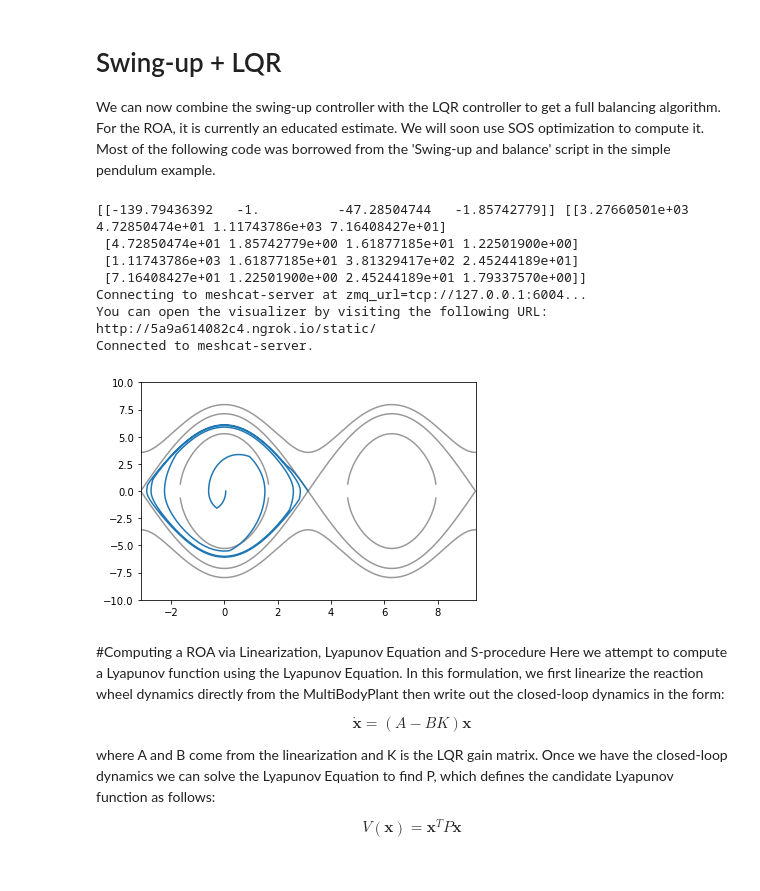
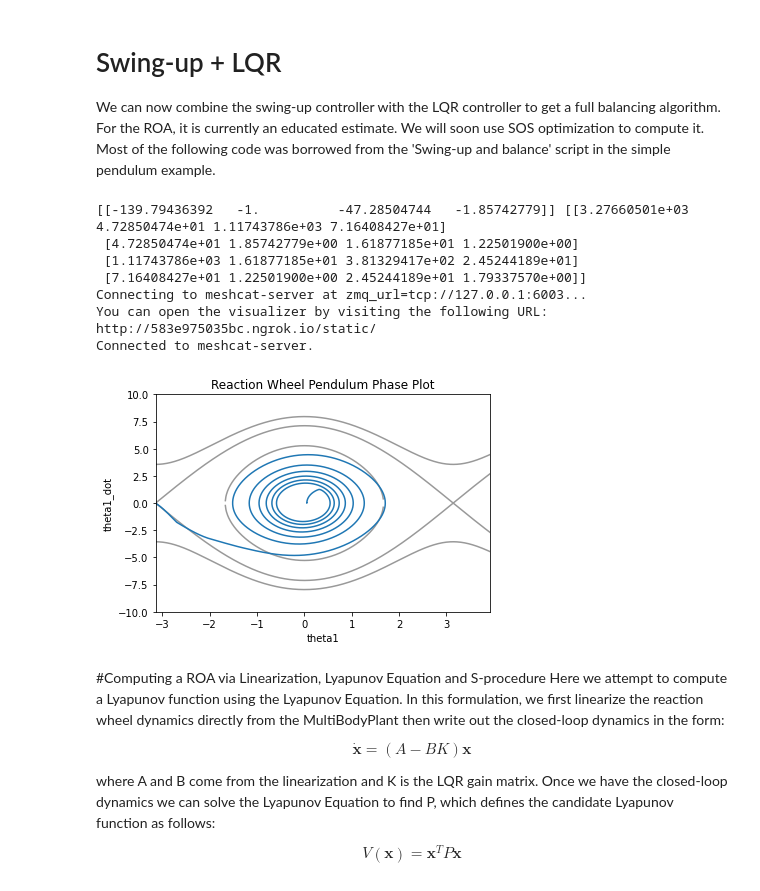
Before and after one commit to juansala/underactuated_project, a Jupyter notebook: Reaction_Wheel_Pendulum.ipynb, the cells around one changed output. Drawn from its saved outputs; the diff is of its cells as text; code cells hidden in the pictures.

```diff
--- a/Reaction_Wheel_Pendulum.ipynb
+++ b/Reaction_Wheel_Pendulum.ipynb
@@ -310,20 +317,23 @@ class EnergyShapingController(VectorSystem):
       kv = 1.0
 
       u = I_r*ke*(total_energy - self.desired_energy)*theta1_dot - kv*theta2_dot # Spong's Controller
-      # u = (k*(total_energy - self.desired_energy)*theta2_dot + (m_L*l_L + m_r*l_r)*g*(theta1))/(I_r - I_total)# final swing-up controller derivation!
+      # u = -k*(total_energy - self.desired_energy)*theta2_dot + (m_L*l_L + m_r*l_r)*g*np.sin(theta1)/(I_r - I_total)# final swing-up controller derivation!
       # u = (-0.0001*(total_energy - self.desired_energy)*theta1_dot**2 - I_total*theta1_dot)/I_total - 0.01*theta2_dot
       output[:] = u
       # if np.sign(u) == np.sign(theta2_dot):
-      #   output[:] = u - 0.5*np.sign(theta2_dot)*min(np.abs(u),1.75*abs(theta2_dot))
+      #   output[:] = u - 0.9*np.sign(theta2_dot)*min(np.abs(u),1.75*abs(theta2_dot))
       # print(I_r - I_total)
 
 
 def PhasePlot(pendulum):
     phase_plot = plt.figure()
     ax = phase_plot.gca()
-    theta_lim = [-np.pi, 3. * np.pi]
+    theta_lim = [-np.pi, np.pi]
     ax.set_xlim(theta_lim)
     ax.set_ylim(-10., 10.)
+    ax.set_xlabel("theta1")
+    ax.set_ylabel("theta1_dot")
+    ax.set_title("Reaction Wheel Pendulum Phase Plot")
 
     theta = np.linspace(theta_lim[0], theta_lim[1], 601)  # 4*k + 1
     thetadot = np.zeros(theta.shape)
@@ -391,10 +401,10 @@ simulator.set_target_realtime_rate(1.0)
 context = simulator.get_mutable_context()
 
 # Simulate
-duration = 60 if running_as_notebook else 0.1 # sets a shorter duration during testing
+duration = 30 if running_as_notebook else 0.1 # sets a shorter duration during testing
 for i in range(1):
     context.SetTime(0.)
-    context.SetContinuousState((0.05, 0, 0, 0))
+    context.SetContinuousState((0.0, 0, 0, 0))
     simulator.Initialize()
     logger.reset()
     simulator.AdvanceTo(duration)
@@ -473,9 +483,12 @@ plant.Finalize()
 def PhasePlot(pendulum):
     phase_plot = plt.figure()
     ax = phase_plot.gca()
-    theta_lim = [-np.pi, 3. * np.pi]
+    theta_lim = [-np.pi, np.pi + np.pi/4]
     ax.set_xlim(theta_lim)
     ax.set_ylim(-10., 10.)
+    ax.set_xlabel("theta1")
+    ax.set_ylabel("theta1_dot")
+    ax.set_title("Reaction Wheel Pendulum Phase Plot")
 
     theta = np.linspace(theta_lim[0], theta_lim[1], 601)  # 4*k + 1
     thetadot = np.zeros(theta.shape)
@@ -517,37 +530,37 @@ builder.Connect(plant.get_state_output_port(), logger.get_input_port(0))
 
 # Setup visualization
 visualizer = pydrake.systems.meshcat_visualizer.ConnectMeshcatVisualizer(
     builder,
     scene_graph=scene_graph,
     zmq_url=zmq_url_planar)
 visualizer.vis.delete()
 visualizer.set_planar_viewpoint(xmin=-2.5, xmax=2.5, ymin=-1.0, ymax=2.5)
 
 diagram = builder.Build()
 simulator = Simulator(diagram)
 simulator.set_target_realtime_rate(1.0)
 context = simulator.get_mutable_context()
 
 for i in range(1):
     context.SetTime(0.)
     simulator.Initialize()
     logger.reset()
     context.SetContinuousState((0.05, 0, 0, 0))
-    simulator.AdvanceTo(20)
+    simulator.AdvanceTo(30)
     ax.plot(logger.data()[0, :], logger.data()[2, :])
 
 # ax.set_xlim(np.pi - 3., np.pi + 3.)
 # ax.set_ylim(-5., 5.)
 # %% [output]
 [[-139.79436392   -1.          -47.28504744   -1.85742779]] [[3.27660501e+03 4.72850474e+01 1.11743786e+03 7.16408427e+01]
  [4.72850474e+01 1.85742779e+00 1.61877185e+01 1.22501900e+00]
  [1.11743786e+03 1.61877185e+01 3.81329417e+02 2.45244189e+01]
  [7.16408427e+01 1.22501900e+00 2.45244189e+01 1.79337570e+00]]
-Connecting to meshcat-server at zmq_url=tcp://127.0.0.1:6004...
+Connecting to meshcat-server at zmq_url=tcp://127.0.0.1:6003...
 You can open the visualizer by visiting the following URL:
-http://5a9a614082c4.ngrok.io/static/
+http://583e975035bc.ngrok.io/static/
 Connected to meshcat-server.
-[figure, old version]
+[figure, new version]
 # %% [markdown]
 #Computing a ROA via Linearization, Lyapunov Equation and S-procedure
 Here we attempt to compute a Lyapunov function using the Lyapunov Equation. In this formulation, we first linearize the reaction wheel dynamics directly from the MultiBodyPlant then write out the closed-loop dynamics in the form:
```
Also changed, not shown: parts of 6 cells of this notebook.
